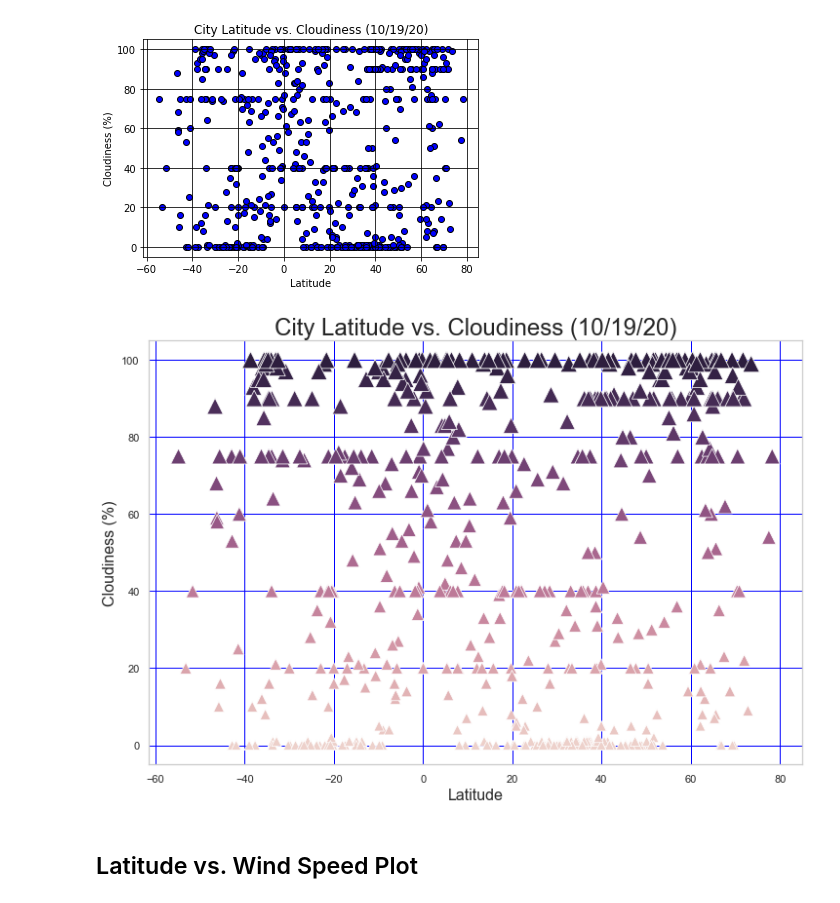
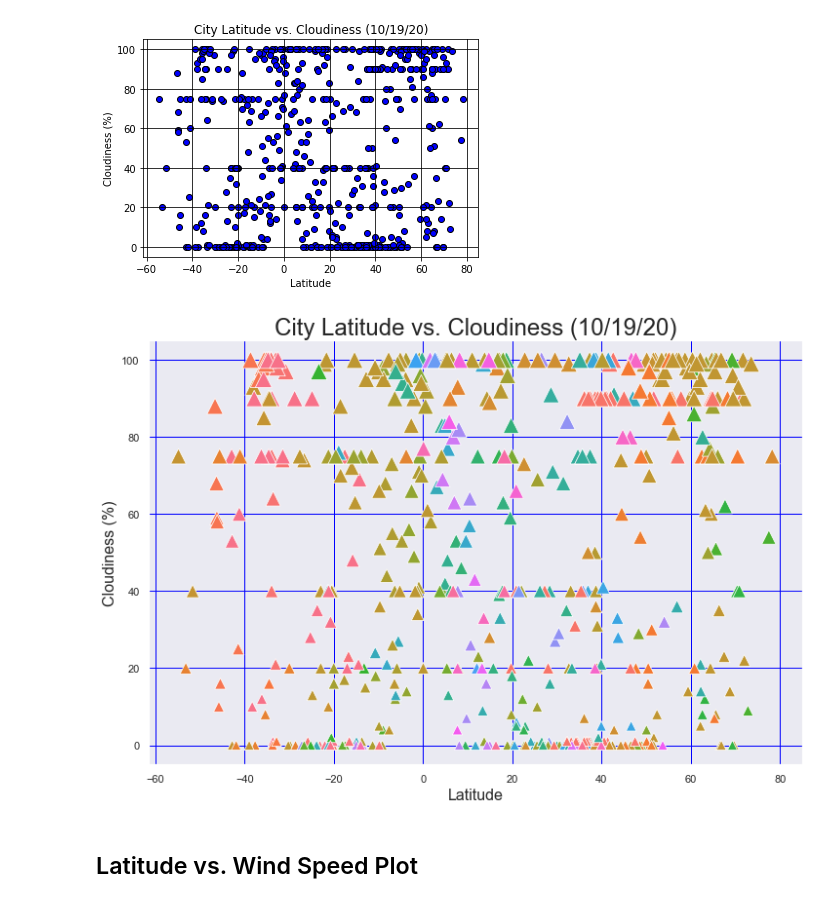
Before and after one commit to benwbarr/Python-API, a Jupyter notebook: WeatherPy/.ipynb, the cells around one changed output. Drawn from its saved outputs; the diff is of its cells as text; code cells hidden in the pictures.

Commit message:
Worked on linear regression and added Figures file

```diff
--- a/WeatherPy/.ipynb
+++ b/WeatherPy/.ipynb
@@ -214,6 +218,7 @@ plt.show()
 #seaborn scatter plot
 fig = plt.gcf()
 fig.set_size_inches(12, 8)
+sns.set(style = 'darkgrid')
 sns.scatterplot(
     data=weather_df, x='Lat', y='Max Temp', hue='Max Temp', size='Max Temp',
     sizes=(10, 300), legend=False
@@ -240,6 +249,8 @@ plt.show()
 # %%
 fig = plt.gcf()
 fig.set_size_inches(12, 8)
+sns.set(style = 'darkgrid')
+
 sns.scatterplot(
     data=weather_df, x='Lat', y='Humidity', size='Humidity', marker='*', hue = 'Humidity',
     sizes=(100, 300), legend=False
@@ -266,15 +280,15 @@ plt.show()
 # %%
 fig = plt.gcf()
 fig.set_size_inches(12, 8)
-sns.set(style = 'whitegrid')
+sns.set(style = 'darkgrid')
 
-sns.scatterplot(x ="Lat",  y ="Cloudiness",  hue ='Cloudiness',  data = weather_df,
+sns.scatterplot(x ="Lat",  y ='Cloudiness',  hue ='Country',  data = weather_df,
                marker = '^', size='Cloudiness', sizes=(100, 300), legend=False)
 plt.title('City Latitude vs. Cloudiness (10/19/20)', size=24)
 plt.xlabel('Latitude', size=16)
 plt.ylabel('Cloudiness (%)', size=16)
 plt.grid (b=True,which='major',axis='both',linestyle='-',color='blue')
 # %% [output]
-[figure, old version]
+[figure, new version]
 # %% [markdown]
 ## Latitude vs. Wind Speed Plot
```
Also changed, not shown: parts of 26 cells of this notebook, 1 other file.
